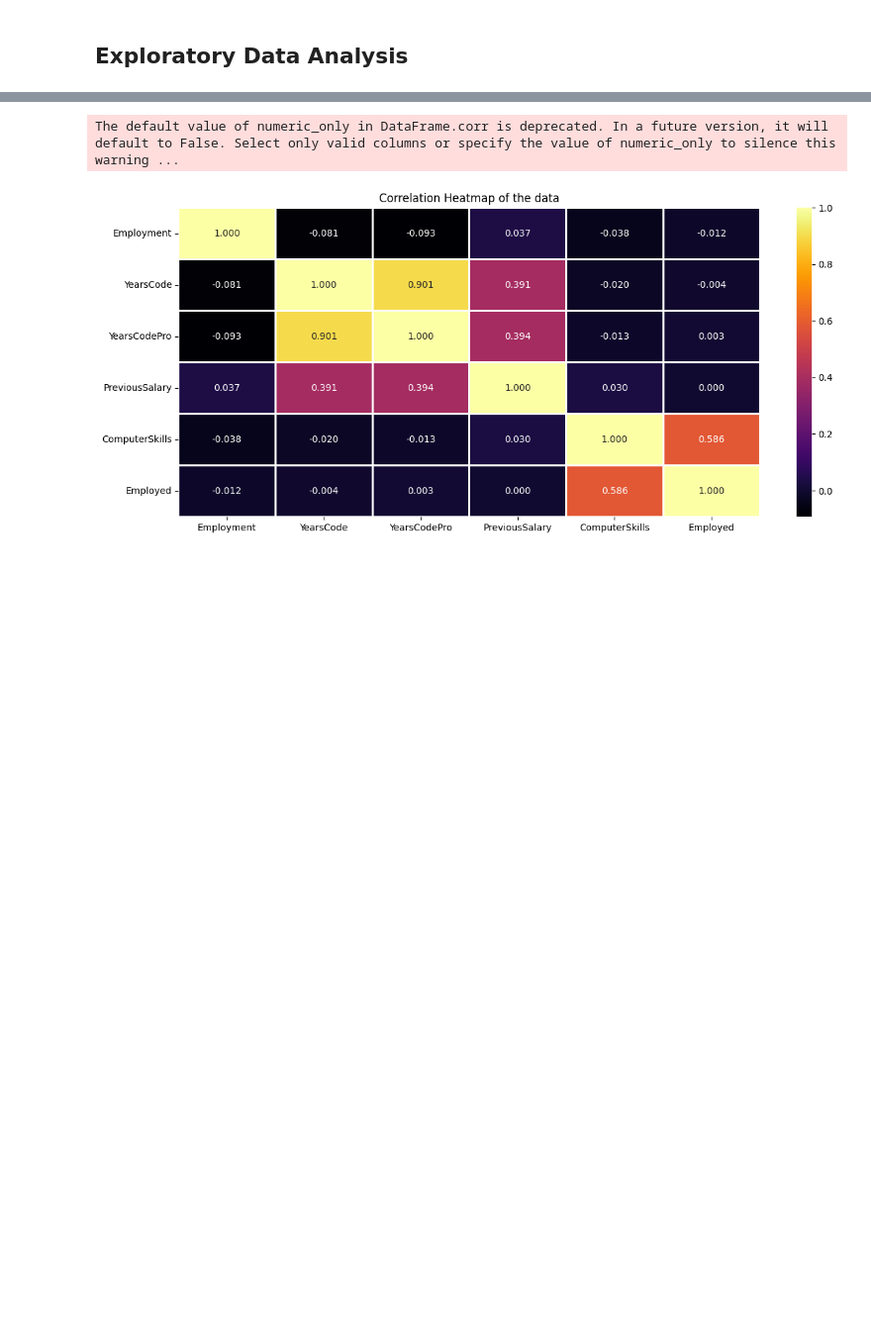
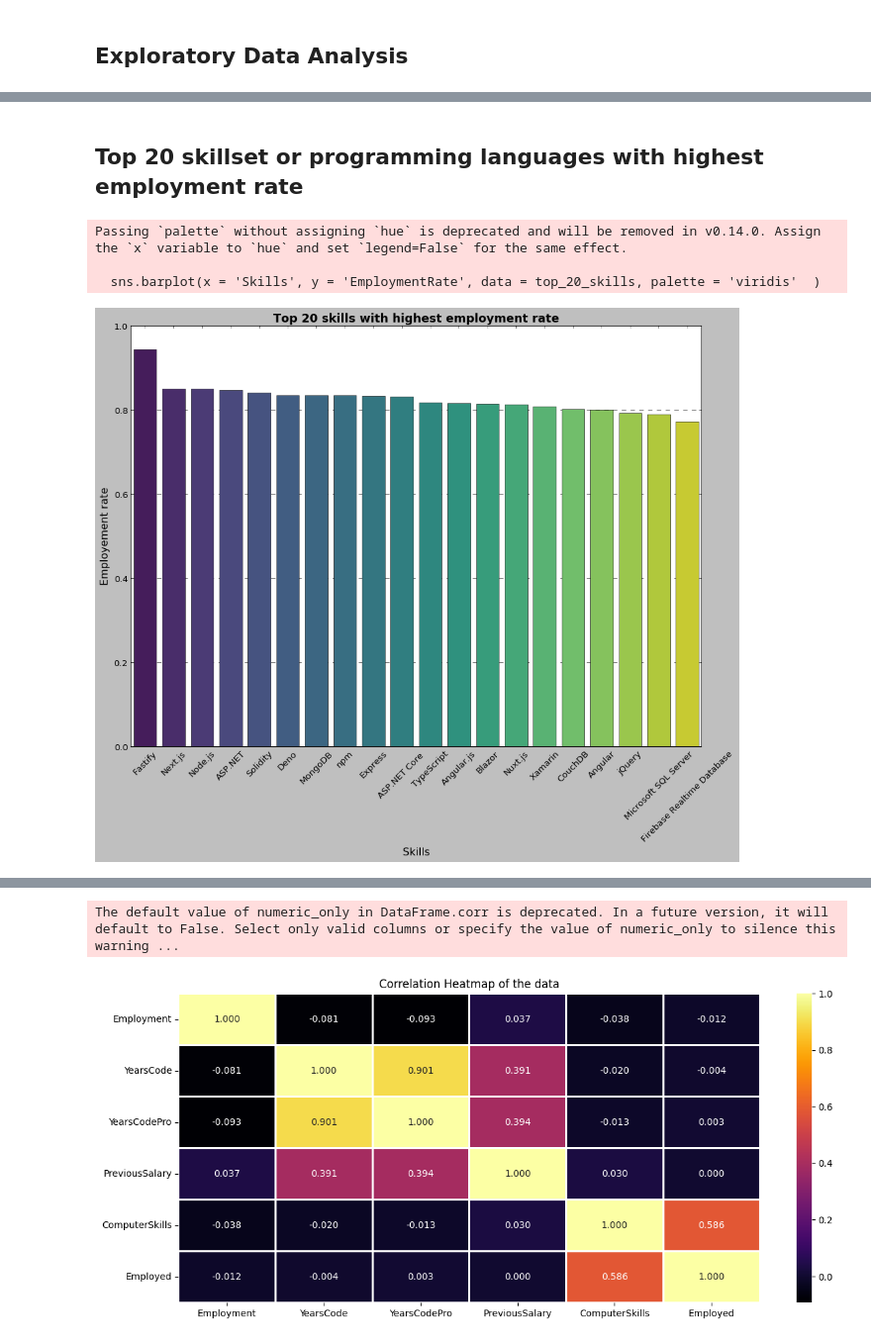
Before and after one commit to Abdul675/Project, a Jupyter notebook: Machine_learning_Project.ipynb, the cells around one changed output, grey strips where cells are left out. Shown: that part at 99% size. Drawn from its saved outputs; the diff is of its cells as text; code cells hidden in the pictures; blank space fills up the shorter version.

```diff
--- a/Machine_learning_Project.ipynb
+++ b/Machine_learning_Project.ipynb
@@ -100,0 +180,14 @@ plt.show()
+# %%
+df['Skills'] = df['HaveWorkedWith'].str.split(';')
+
+encoded_skills = df['Skills'].str.join('|').str.get_dummies()
+
+concat_df = pd.concat([df['Employed'], encoded_skills], axis=1)
+
+concat_df = concat_df.groupby('Employed').mean().T
+
+concat_df['EmploymentRate'] = concat_df[1]/(concat_df[1]+concat_df[0])
+
+top_skills = concat_df['EmploymentRate'].sort_values(ascending = False)
+
+top_skills.head()
@@ -100,0 +201,4 @@ plt.show()
+# %%
+top_skills = top_skills.reset_index()
+# %%
+top_skills = top_skills.rename(columns={'index':'Skills'})
@@ -100,0 +214,18 @@ plt.show()
+# %% [markdown]
+## Top 20 skillset or programming languages with highest employment rate
+# %%
+top_20_skills = top_skills.head(20)
+plt.figure(figsize=(14, 10))
+
+sns.barplot(x = 'Skills', y = 'EmploymentRate', data = top_20_skills, palette = 'viridis'  )
+
+plt.title('Top 20 skills with highest employment rate', fontsize = 16, fontweight = 'bold')
+plt.xlabel('Skills')
+plt.ylabel('Employement rate')
+plt.xticks(rotation = 45)
+plt.show()
+# %% [output]
+Passing `palette` without assigning `hue` is deprecated and will be removed in v0.14.0. Assign the `x` variable to `hue` and set `legend=False` for the same effect.
+
+  sns.barplot(x = 'Skills', y = 'EmploymentRate', data = top_20_skills, palette = 'viridis'  )
+[figure, added]
```
Also changed, not shown: parts of 35 cells of this notebook.
